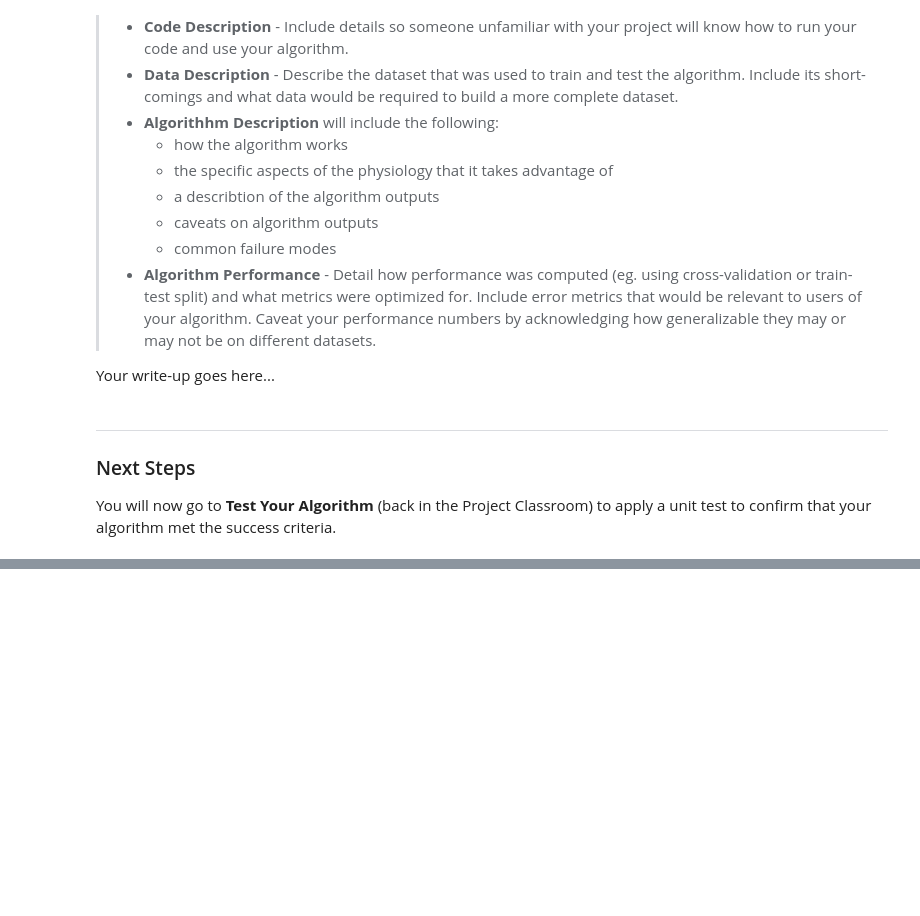
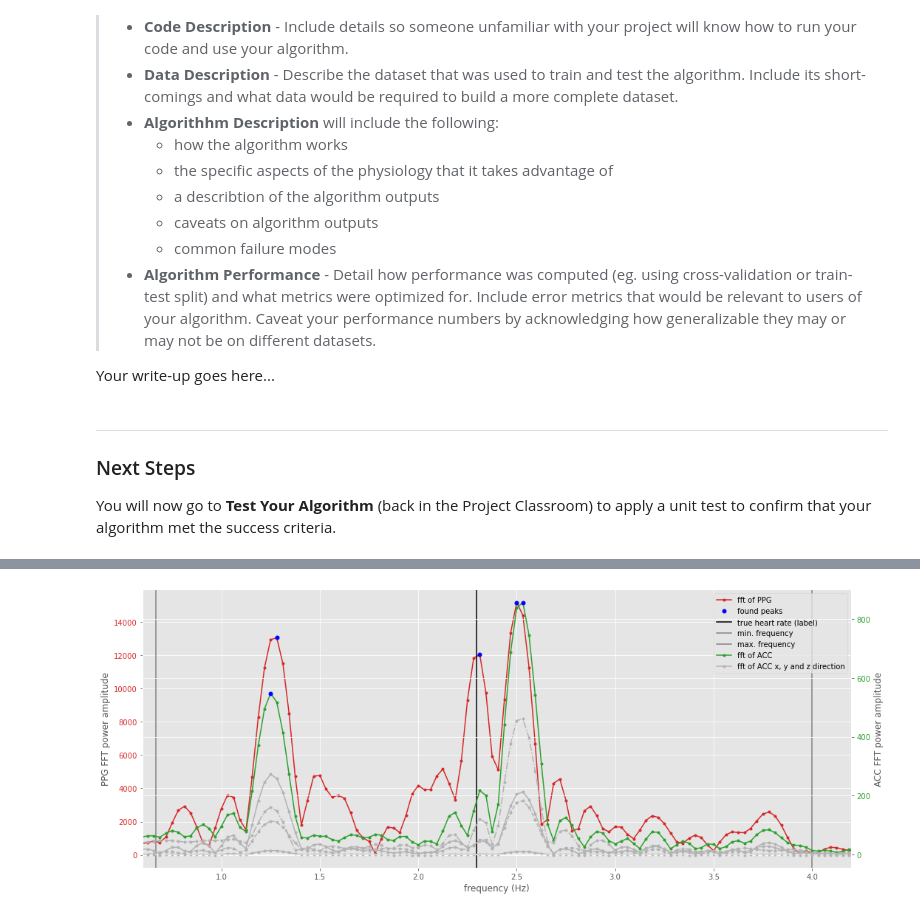
Before and after one commit to phthaloc/nd320-c4-wearable-data-project-starter, a Jupyter notebook: part_1/pulse_rate_starter.ipynb, the cells around one changed output, grey strips where cells are left out. Cells and saved outputs as stored; diff of their text form; code cells hidden in the pictures; blank space fills up the shorter version.

```diff
--- a/part_1/pulse_rate_starter.ipynb
+++ b/part_1/pulse_rate_starter.ipynb
@@ -990,3 +1067,82 @@ Your write-up goes here...
 -----
 ### Next Steps
 You will now go to **Test Your Algorithm** (back in the Project Classroom) to apply a unit test to confirm that your algorithm met the success criteria.
+# %%
+peaks_param = {
+    'ppg': {
+        'nr_peaks': 3,
+        'height': 0.1,
+        'distance': 5,
+        'prominence': 0.2,
+        'wlen': 200,
+        'pad_value': -1,
+    },
+#     'acc_abs': {
+#         'nr_peaks': 4,
+#         'height': 0.2,
+#         'distance': 10,
+#         'prominence': 0.2,
+#         'wlen': 100,
+#         'pad_value': -1,
+#     },
+    'acc_sum': {
+        'nr_peaks': 3,
+        'height': 0.2,
+        'distance': 10,
+        'prominence': 0.2,
+        'wlen': 100,
+        'pad_value': -1,
+    },
+}
+
+# get all features:
+dict_features = etl.featurize(
+    dict_raw_window_data=dict_data_raw_window,
+    peaks_param=peaks_param,
+    frac_en_param=frac_en_param,
+    freq_range=(min_freq, max_freq)
+)
+features, feature_names = etl.transform_features(dict_features=dict_features)
+
+
+# plot a window data point
+i = 234
+abr = 'sum'
+fig = plot_util.plot_window_prediction(
+    freqs=dict_data_raw_window['freqs'][i],
+    ppg_fft=dict_data_raw_window['fft_ppg'][i],
+    ppg_peaks_freqs=dict_features['peaks_freq_ppg'][i],
+    ppg_peaks_pwr=dict_features['peaks_pwr_ppg'][i],
+    ppg_label=labels[i],
+    acc_fft=dict_data_raw_window[f'fft_acc_{abr}'][i],
+    accx_fft=dict_data_raw_window['fft_accx'][i],
+    accy_fft=dict_data_raw_window['fft_accy'][i],
+    accz_fft=dict_data_raw_window['fft_accz'][i],
+    acc_peaks_freqs=dict_features[f'peaks_freq_acc_{abr}'][i],
+    acc_peaks_pwr=dict_features[f'peaks_pwr_acc_{abr}'][i],
+    min_freq=min_freq,
+    max_freq=max_freq
+)
+print(f'group: {groups[i]}')
+print(f'label: {labels[i]} BPM ({labels[i]/60} Hz)')
+
+# plot a window data point
+# abr = 'abs'
+# fig = plot_util.plot_window_prediction(
+#     freqs=dict_data_raw_window['freqs'][i],
+#     ppg_fft=dict_data_raw_window['fft_ppg'][i],
+#     ppg_peaks_freqs=dict_features['peaks_freq_ppg'][i],
+#     ppg_peaks_pwr=dict_features['peaks_pwr_ppg'][i],
+#     ppg_label=labels[i],
+#     acc_fft=dict_data_raw_window[f'fft_acc_{abr}'][i],
+#     accx_fft=dict_data_raw_window['fft_accx'][i],
+#     accy_fft=dict_data_raw_window['fft_accy'][i],
+#     accz_fft=dict_data_raw_window['fft_accz'][i],
+#     acc_peaks_freqs=dict_features[f'peaks_freq_acc_{abr}'][i],
+#     acc_peaks_pwr=dict_features[f'peaks_pwr_acc_{abr}'][i],
+#     min_freq=min_freq,
+#     max_freq=max_freq
+# )
+# print(f'group: {groups[i]}')
+# print(f'label: {labels[i]} BPM ({labels[i]/60} Hz)')
+# %% [output]
@@ -992,0 +1151 @@ You will now go to **Test Your Algorithm** (back in the Project Classroom) to ap
+[figure, added]
```
Also changed, not shown: parts of 33 cells of this notebook, 2 other files.
